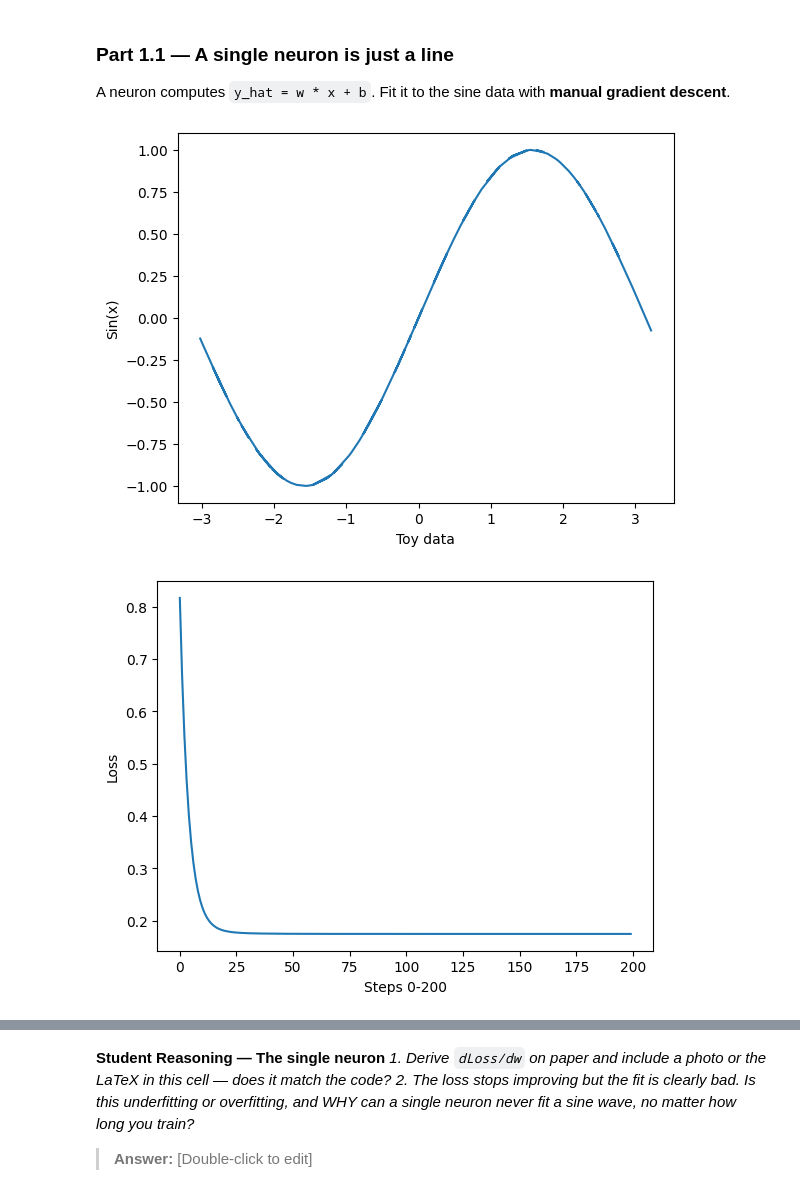
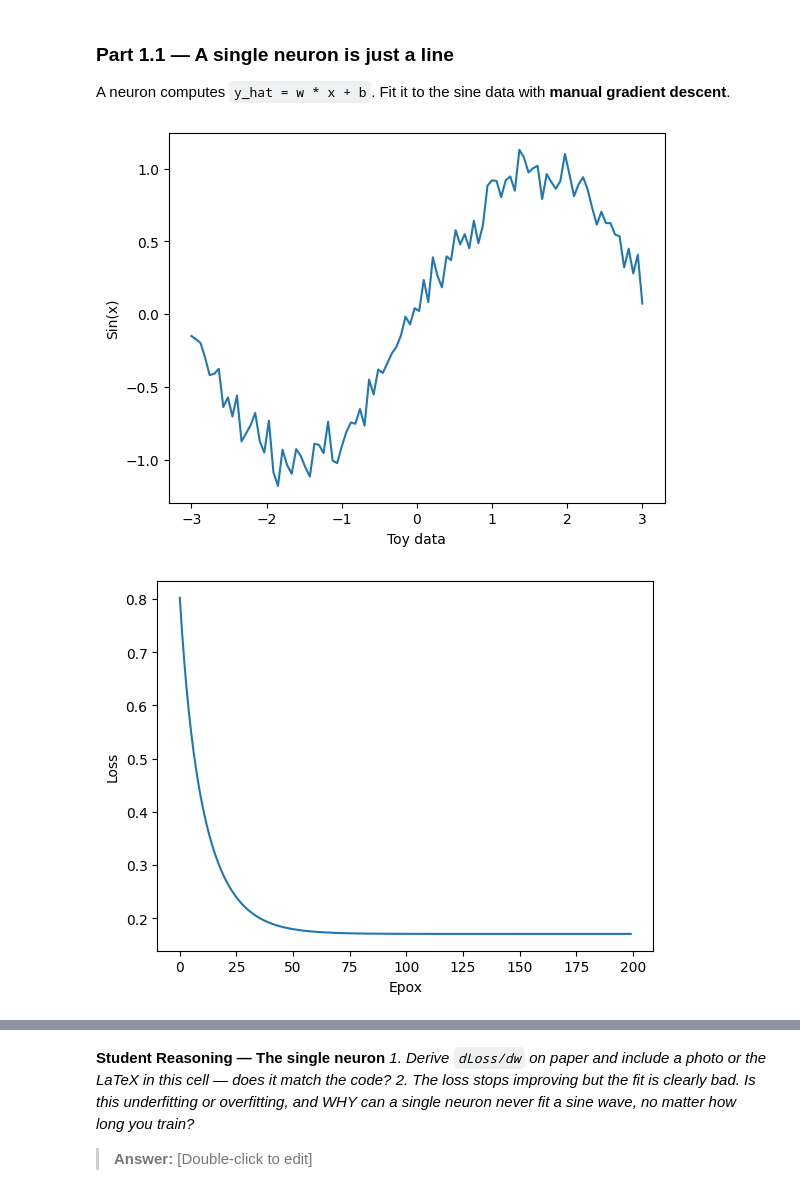
Before and after one commit to Ewurakua419/lab-3, a Jupyter notebook: Lab_3.ipynb, the cells around one changed output, grey strips where cells are left out. Drawn from its saved outputs; the diff is of its cells as text; code cells hidden in the pictures.

```diff
--- a/Lab_3.ipynb
+++ b/Lab_3.ipynb
@@ -93,8 +76,7 @@ x = np.linspace(-3, 3, 100)
 
 # TODO: Initialise w and b to small random values.
 noise=np.random.normal(loc=0.0,scale=std, size=x.shape)
-x=x+noise
-y = np.sin(x)
+y = np.sin(x)+noise
 plt.plot(x,y)
 plt.ylabel("Sin(x)")
 plt.xlabel("Toy data")
@@ -105,36 +87,40 @@ lr=0.02
 # TODO: Implement ONE gradient-descent step by hand, then loop it for ~200 steps:
 #   y_hat = w * x + b
 #   loss  = np.mean((y_hat - y) ** 2)               # MSE
 #   dw    = np.mean(2 * (y_hat - y) * x)            # dLoss/dw  (derive this on paper!)
 #   db    = np.mean(2 * (y_hat - y))                # dLoss/db
 #   w    -= lr * dw
 #   b    -= lr * db
 #   Record the loss at every step.
 
 y_hat = w * x + b
 loss  = np.mean((y_hat - y) ** 2)
 dw    = np.mean(2 * (y_hat - y) * x)
 db    = np.mean(2 * (y_hat - y))
 
 w    -= lr * dw
 b    -= lr * db
 losslist=[loss]
-xval=range(0,200)
-for i in range(0,199):
+xval=range(200)
+
+for i in range(199):
     y_hat = w * x + b
     loss  = np.mean((y_hat - y) ** 2)
     losslist.append(loss)
     dw    = np.mean(2 * (y_hat - y) * x)
     db    = np.mean(2 * (y_hat - y))
     w    -= lr * dw
     b    -= lr * db
+
 plt.plot(xval,losslist)
-plt.xlim()
 plt.ylabel("Loss")
-plt.xlabel("Steps 0-200")
+plt.xlabel("Epox")
 plt.show()
 # TODO: Plot (a) the loss curve over the 200 steps, and
 #             (b) the data with the fitted line on top.
+plt.plot(x,y_hat)
+plt.plot(x,y)
+plt.show()
 # %% [output]
-[figure, old version]
+[figure, new version]
-[figure, old version]
+[figure, new version]
```
Also changed, not shown: parts of 3 cells of this notebook.
